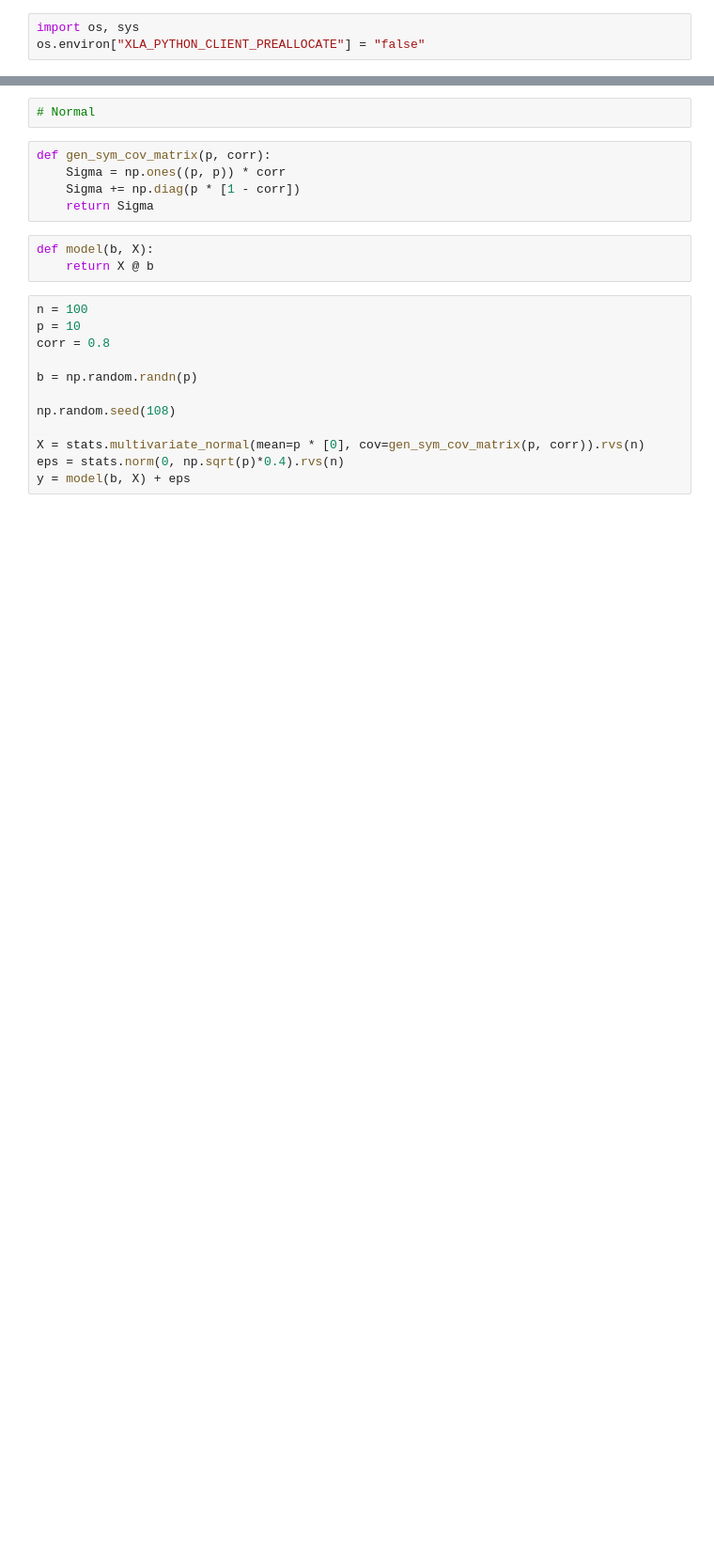
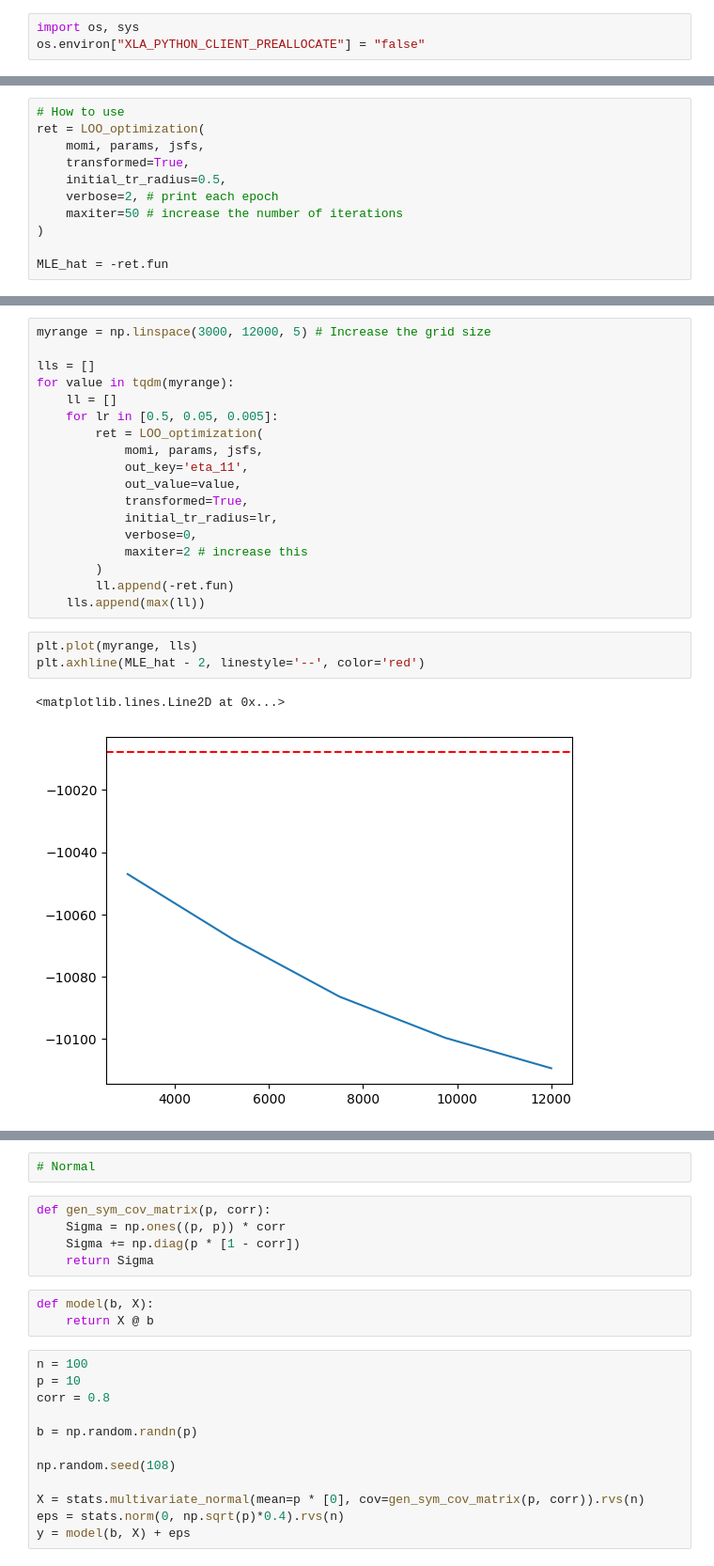
Before and after one commit to enesdilber/URPS_popgen, a Jupyter notebook: Profile_likelihood.ipynb, the cells around one changed output, grey strips where cells are left out. Shown at 94% size. Saved outputs shown, nothing was run; the diff lists cells and outputs as text; blank space fills up the shorter version.

Commit message:
bootstrap and loo optimization

```diff
--- a/Profile_likelihood.ipynb
+++ b/Profile_likelihood.ipynb
@@ -70,0 +101,11 @@ params.tubes(show_letters=True)
+# %%
+# How to use
+ret = LOO_optimization(
+    momi, params, jsfs,
+    transformed=True,
+    initial_tr_radius=0.5,
+    verbose=2, # print each epoch
+    maxiter=50 # increase the number of iterations
+)
+
+MLE_hat = -ret.fun
@@ -70,0 +130,24 @@ params.tubes(show_letters=True)
+# %%
+myrange = np.linspace(3000, 12000, 5) # Increase the grid size
+
+lls = []
+for value in tqdm(myrange):
+    ll = []
+    for lr in [0.5, 0.05, 0.005]:
+        ret = LOO_optimization(
+            momi, params, jsfs,
+            out_key='eta_11',
+            out_value=value,
+            transformed=True,
+            initial_tr_radius=lr,
+            verbose=0,
+            maxiter=2 # increase this
+        )
+        ll.append(-ret.fun)
+    lls.append(max(ll))
+# %%
+plt.plot(myrange, lls)
+plt.axhline(MLE_hat - 2, linestyle='--', color='red')
+# %% [output]
+<matplotlib.lines.Line2D at 0x...>
+[figure, added]
```
Also changed, not shown: parts of 53 cells of this notebook, 2 other files.
